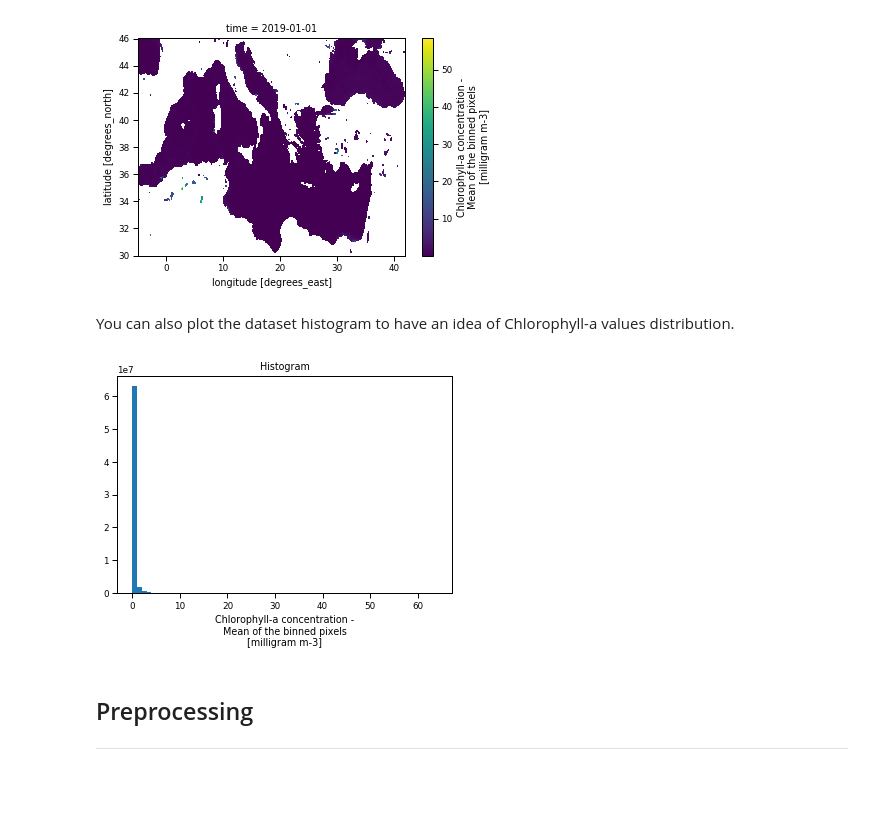
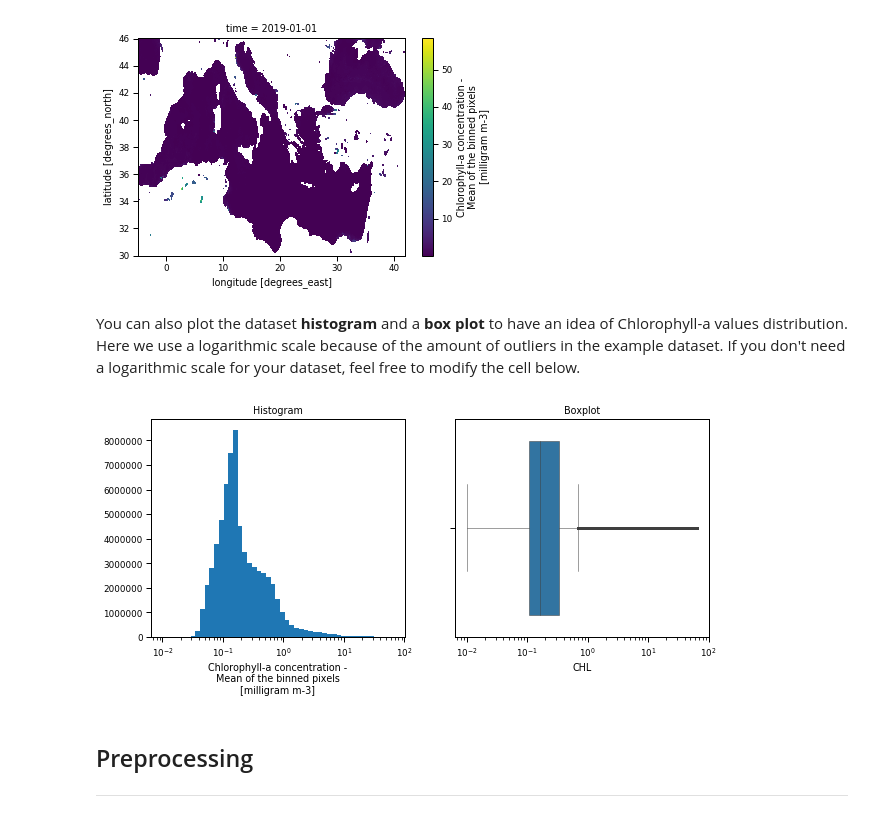
Before and after one commit to euroargodev/BlueCloud, a Jupyter notebook: ModelDevelopment_OceanRegimes.ipynb, the cells around one changed output. Saved outputs shown, nothing was run; the diff lists cells and outputs as text; code cells hidden in the pictures; blank space fills up the shorter version.

Commit message:
[update] histogram and boxplot od dataset in both noteboks

```diff
--- a/ModelDevelopment_OceanRegimes.ipynb
+++ b/ModelDevelopment_OceanRegimes.ipynb
@@ -127,13 +128,19 @@ Quick plot of the training dataset. Please, choose a time slice if needed.
 ds[var_name].isel(time=0).plot();
 # %% [output]
 [figure]
-# %% [markdown]
-You can also plot the dataset histogram to have an idea of Chlorophyll-a values distribution.
-# %%
-bins = np.arange(int(ds[var_name].min().values), int(ds[var_name].max().values))
-ds[var_name].plot.hist(bins=bins);
-# %% [output]
-[figure, removed]
+# %% [markdown]
+You can also plot the dataset __histogram__ and a __box plot__ to have an idea of Chlorophyll-a values distribution. Here we use a logarithmic scale because of the amount of outliers in the example dataset. If you don't need a logarithmic scale for your dataset, feel free to modify the cell below.
+# %%
+fig, ax = plt.subplots(nrows=1, ncols=2, figsize=(10, 4))
+# histogram
+bins = np.logspace(np.log10(ds[var_name].min().values),np.log10(ds[var_name].max().values), 50) # log bins
+ds[var_name].plot.hist(bins=bins, ax=ax[0], xscale="log");
+# boxplot
+g2 = sns.boxplot(x=ds[var_name], fliersize=1, linewidth=0.5, ax=ax[1])
+g2.set_xscale("log")
+g2.set_title("Boxplot");
+# %% [output]
+[figure, added]
 # %% [markdown]
 ## Preprocessing
 ***
```
Also changed, not shown: parts of 12 cells of this notebook, 1 other file.
